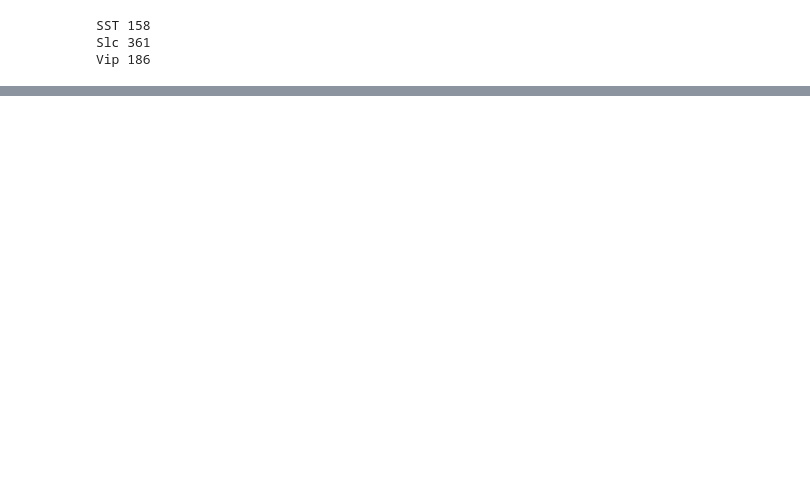
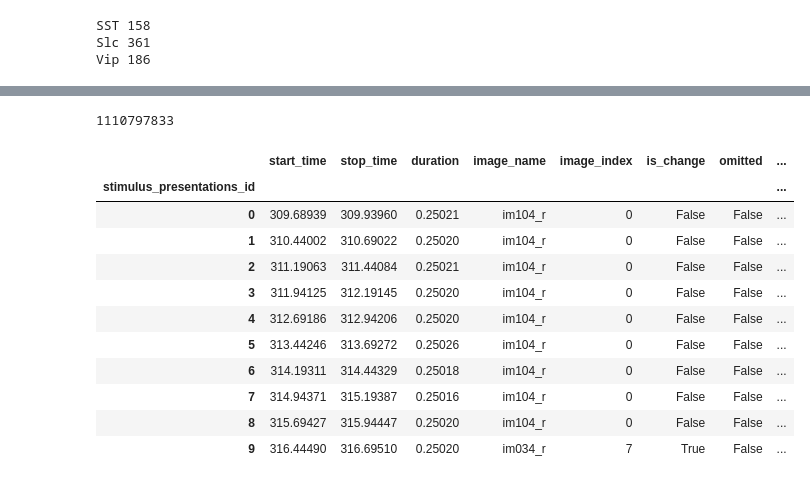
Before and after one commit to Yannan-Chen/allenVisualBehaviorOphys, a Jupyter notebook: neuroDataExtract.ipynb, the cells around one changed output, grey strips where cells are left out. Cells and saved outputs as stored; diff of their text form; code cells hidden in the pictures; blank space fills up the shorter version.

```diff
--- a/neuroDataExtract.ipynb
+++ b/neuroDataExtract.ipynb
@@ -51,7 +53,7 @@ session_sst.head()
 savingLoc = r'W:\People\Yannan\allenDataset\SST'
 # %%
 
-for ophys_session_id in sst_sessions:
+for ophys_session_id in [sst_sessions[0]]:
 
     neural_data = []
     neural_data_cleaned = pd.DataFrame({})
@@ -96,4 +98,4 @@ for ophys_session_id in sst_sessions:
             }), pd.DataFrame(cell_data.iloc[0,4:]).transpose()), axis = 1)
             neural_data_cleaned = pd.concat([neural_data_cleaned, neural_data_cleaned_single], axis = 0)
 
-    neural_data_cleaned.to_csv(r'\{}.csv'.format(ophys_session_id))
+    neural_data_cleaned.to_pickle(savingLoc + r'\{}.pkl'.format(ophys_session_id))
@@ -99,0 +122,4 @@ for ophys_session_id in sst_sessions:
+# %%
+ophys_session_id
+# %% [output]
+1110797833
@@ -99,0 +129,21 @@ for ophys_session_id in sst_sessions:
+# %%
+experiments = {}
+ophys_experiment_ids = session_table.loc[ophys_session_id]['ophys_experiment_id']
+for ophys_experiment_id in ophys_experiment_ids:
+    experiments[ophys_experiment_id] = cache.get_behavior_ophys_experiment(ophys_experiment_id)
+# %%
+stimulus_table = experiments[ophys_experiment_ids[0]].stimulus_presentations.drop(columns = ['image_set'])  # dropping the 'image_set' column to avoid confusion. Image_set column contains a unique string for set of images presented in a session.
+stimulus_table.head(10)
+# %% [output]
+|  | start_time | stop_time | duration | image_name | image_index | is_change | omitted | ... |
+| stimulus_presentations_id |  |  |  |  |  |  |  | ... |
+| 0 | 309.68939 | 309.93960 | 0.25021 | im104_r | 0 | False | False | ... |
+| 1 | 310.44002 | 310.69022 | 0.25020 | im104_r | 0 | False | False | ... |
+| 2 | 311.19063 | 311.44084 | 0.25021 | im104_r | 0 | False | False | ... |
+| 3 | 311.94125 | 312.19145 | 0.25020 | im104_r | 0 | False | False | ... |
+| 4 | 312.69186 | 312.94206 | 0.25020 | im104_r | 0 | False | False | ... |
+| 5 | 313.44246 | 313.69272 | 0.25026 | im104_r | 0 | False | False | ... |
+| 6 | 314.19311 | 314.44329 | 0.25018 | im104_r | 0 | False | False | ... |
+| 7 | 314.94371 | 315.19387 | 0.25016 | im104_r | 0 | False | False | ... |
+| 8 | 315.69427 | 315.94447 | 0.25020 | im104_r | 0 | False | False | ... |
+| 9 | 316.44490 | 316.69510 | 0.25020 | im034_r | 7 | True | False | ... |
```
Also changed, not shown: parts of 6 cells of this notebook, 2 other files.
